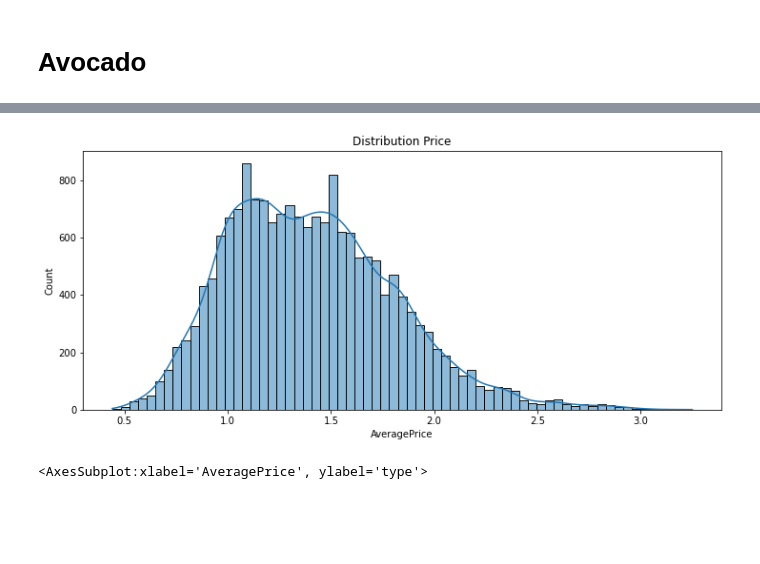
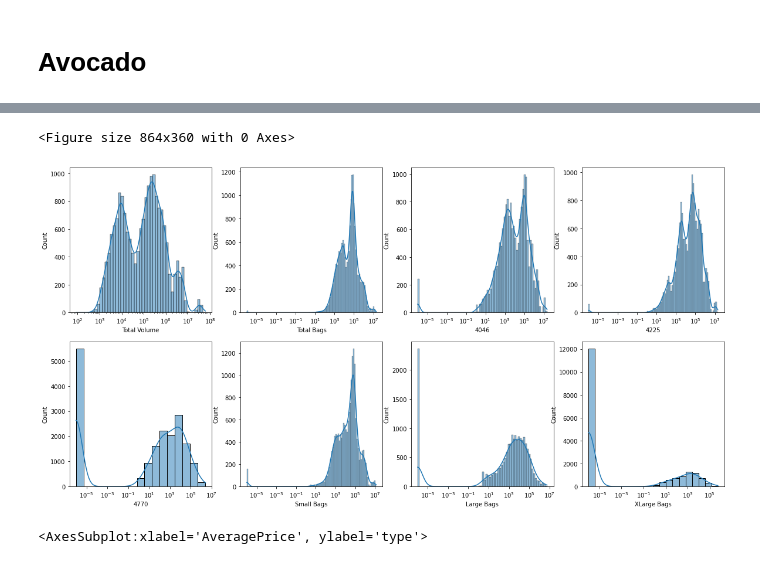
Before and after one commit to AronDJacobsen/np-with-vae, a Jupyter notebook: data.ipynb, the cells around one changed output, grey strips where cells are left out. Saved outputs shown, nothing was run; the diff lists cells and outputs as text; code cells hidden in the pictures; blank space fills up the shorter version.

```diff
--- a/data.ipynb
+++ b/data.ipynb
@@ -103,12 +103,22 @@ avocado.head()
 avocado_dtype = {'numeric': [1, 2, 3, 4, 5, 6, 7, 8, 9],
                 'categorical': [10, 11],
                 'binary': [10]}
-# %%
-plt.figure(figsize=(12,5))
-plt.title("Distribution Price")
-ax = sns.histplot(avocado["AveragePrice"], kde=True)
-# %% [output]
-[figure, removed]
+# %%
+eps = 1e-6
+plt.figure(figsize=(12,5))
+fig, ax = plt.subplots(2, 4, figsize=(20, 10))
+sns.histplot(avocado["Total Volume"]+eps,log_scale=True, kde=True,ax=ax[0,0])
+sns.histplot(avocado["Total Bags"]+eps,log_scale=True, kde=True,ax=ax[0,1])
+sns.histplot(avocado['4046']+eps,log_scale=True, kde=True,ax=ax[0,2])
+sns.histplot(avocado['4225']+eps,log_scale=True, kde=True,ax=ax[0,3])
+sns.histplot(avocado['4770']+eps,log_scale=True, kde=True,ax=ax[1,0])
+sns.histplot(avocado["Small Bags"]+eps,log_scale=True, kde=True,ax=ax[1,1])
+sns.histplot(avocado["Large Bags"]+eps,log_scale=True, kde=True,ax=ax[1,2])
+sns.histplot(avocado["XLarge Bags"]+eps,log_scale=True, kde=True,ax=ax[1,3])
+plt.savefig('figures/avocado_pairplot.png')
+# %% [output]
+<Figure size 864x360 with 0 Axes>
+[figure, added]
 # %%
 sns.boxplot(y="type", x="AveragePrice", data=avocado, palette = 'pink')
 # %% [output]
```
Also changed, not shown: parts of 4 cells of this notebook.
